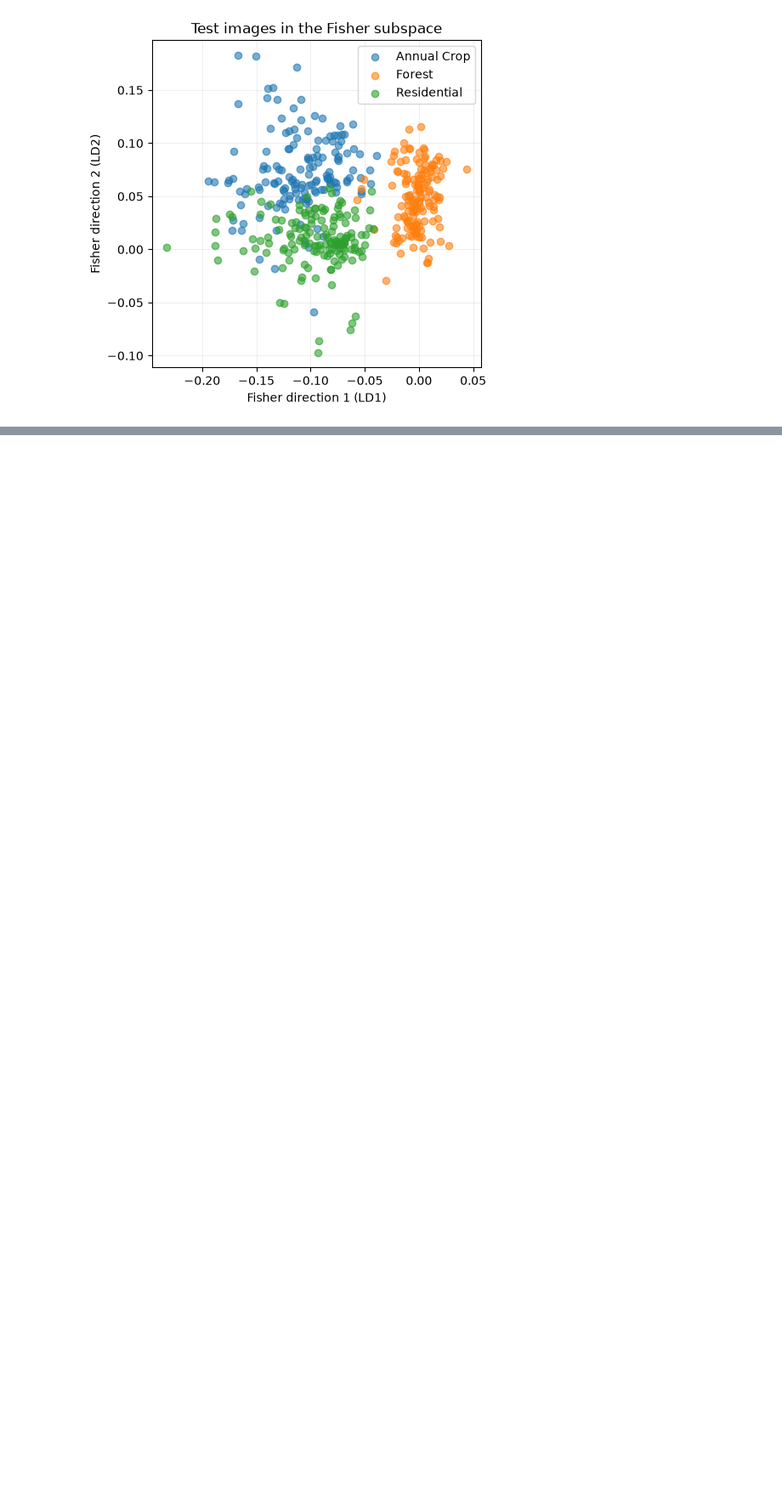
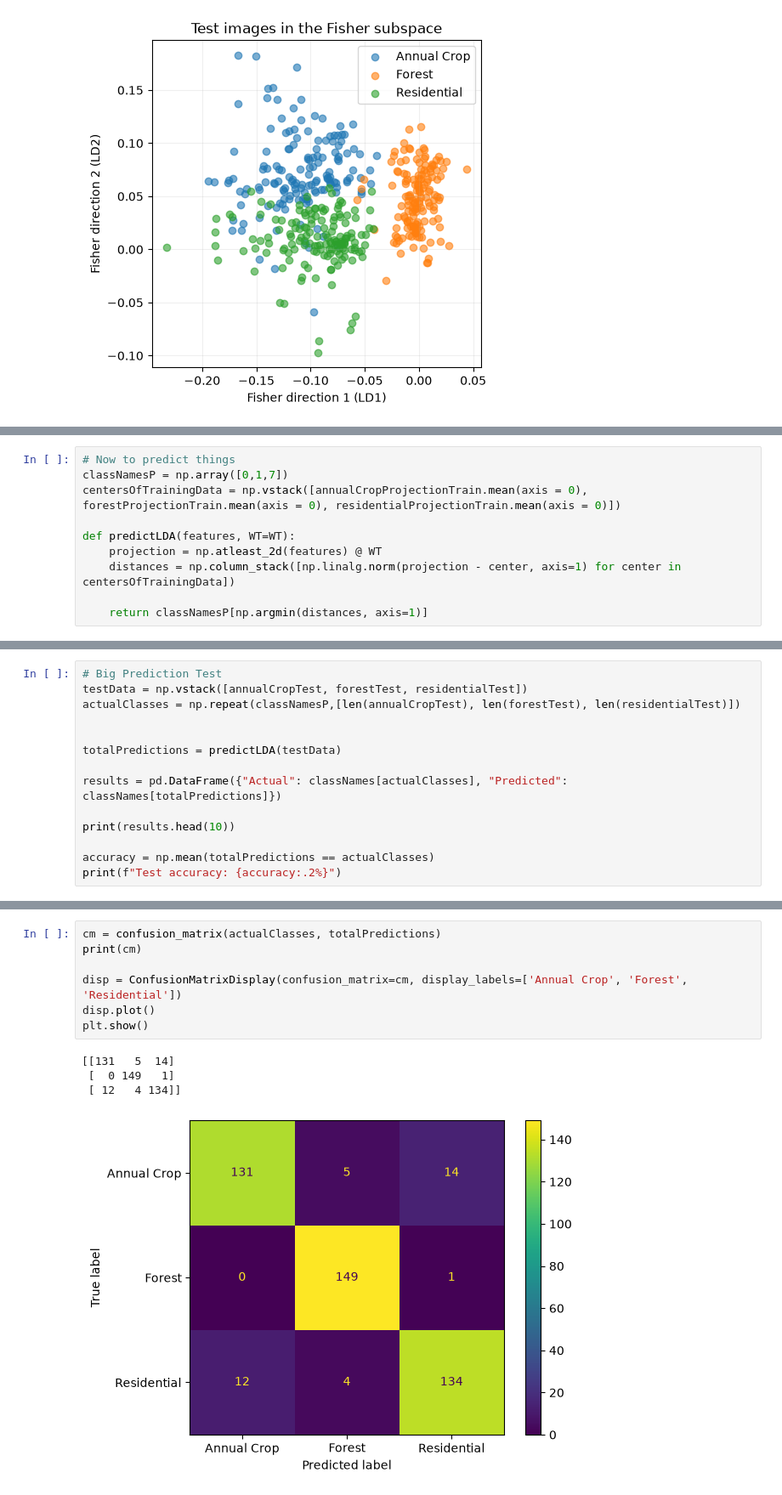
Before and after one commit to Joanna1101/ASEN-6337-Group-Project, a Jupyter notebook: Fisher_LDA.ipynb, the cells around one changed output, grey strips where cells are left out. Shown at 85% size. Saved outputs shown, nothing was run; the diff lists cells and outputs as text; blank space fills up the shorter version.

```diff
--- a/Fisher_LDA.ipynb
+++ b/Fisher_LDA.ipynb
@@ -349,3 +359,13 @@ ax.set_title('Matplotlib 3D Scatter Plot')
 plt.show()
 # %% [output]
 [figure]
+# %%
+# Now to predict things
+classNamesP = np.array([0,1,7])
+centersOfTrainingData = np.vstack([annualCropProjectionTrain.mean(axis = 0), forestProjectionTrain.mean(axis = 0), residentialProjectionTrain.mean(axis = 0)])
+
+def predictLDA(features, WT=WT):
+    projection = np.atleast_2d(features) @ WT
+    distances = np.column_stack([np.linalg.norm(projection - center, axis=1) for center in centersOfTrainingData])
+
+    return classNamesP[np.argmin(distances, axis=1)]
@@ -351,0 +380,14 @@ plt.show()
+# %%
+# Big Prediction Test
+testData = np.vstack([annualCropTest, forestTest, residentialTest])
+actualClasses = np.repeat(classNamesP,[len(annualCropTest), len(forestTest), len(residentialTest)])
+
+
+totalPredictions = predictLDA(testData)
+
+results = pd.DataFrame({"Actual": classNames[actualClasses], "Predicted": classNames[totalPredictions]})
+
+print(results.head(10))
+
+accuracy = np.mean(totalPredictions == actualClasses)
+print(f"Test accuracy: {accuracy:.2%}")
@@ -351,0 +407,12 @@ plt.show()
+# %%
+cm = confusion_matrix(actualClasses, totalPredictions)
+print(cm)
+
+disp = ConfusionMatrixDisplay(confusion_matrix=cm, display_labels=['Annual Crop', 'Forest', 'Residential'])
+disp.plot()
+plt.show()
+# %% [output]
+[[131   5  14]
+ [  0 149   1]
+ [ 12   4 134]]
+[figure, added]
```
Also changed, not shown: parts of 6 cells of this notebook, 1 other file.
